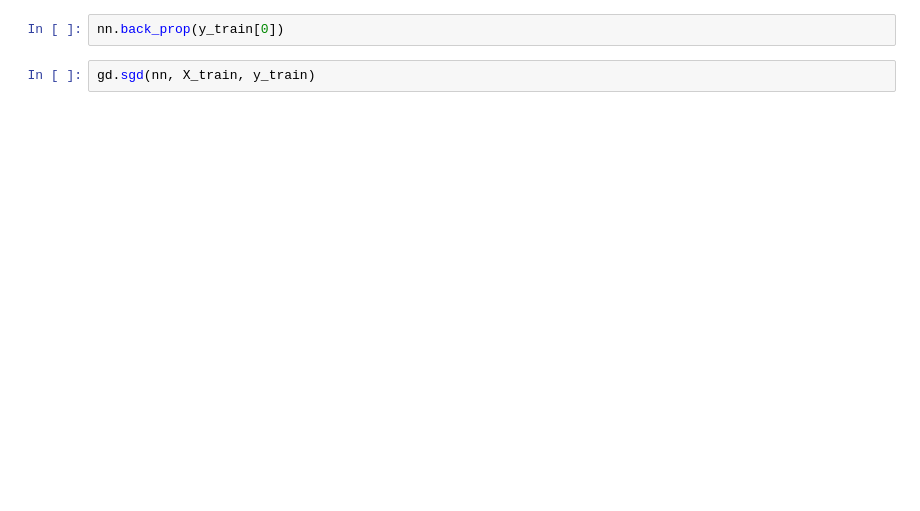
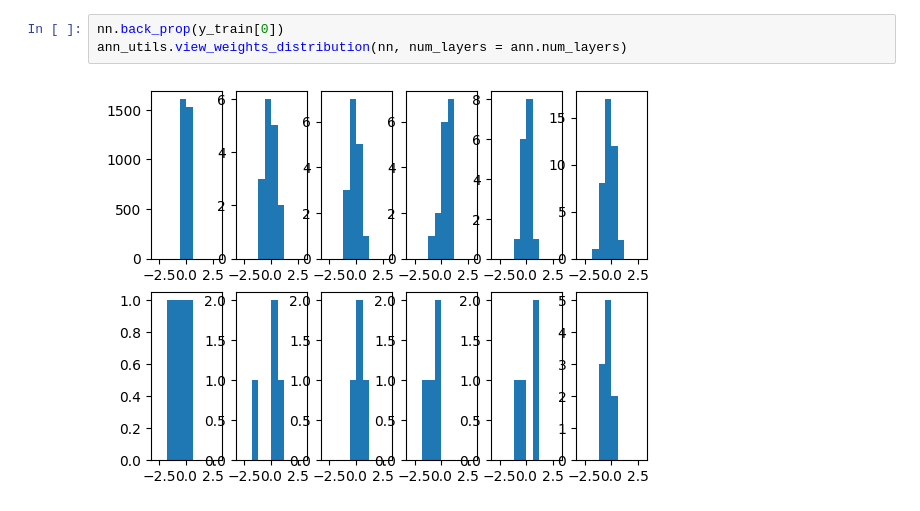
Before and after one commit to kramasamy90/Feedforward-Neural-Network, a Jupyter notebook: src/ann_test.ipynb, the cells around one changed output. Saved outputs shown, nothing was run; the diff lists cells and outputs as text; blank space fills up the shorter version.

```diff
--- a/src/ann_test.ipynb
+++ b/src/ann_test.ipynb
@@ -51,4 +54,5 @@ array([[0.22195248],
 # %%
 nn.back_prop(y_train[0])
+ann_utils.view_weights_distribution(nn, num_layers = ann.num_layers)
+# %% [output]
+[figure, added]
-# %%
-gd.sgd(nn, X_train, y_train)
```
Also changed, not shown: parts of 16 cells of this notebook.
